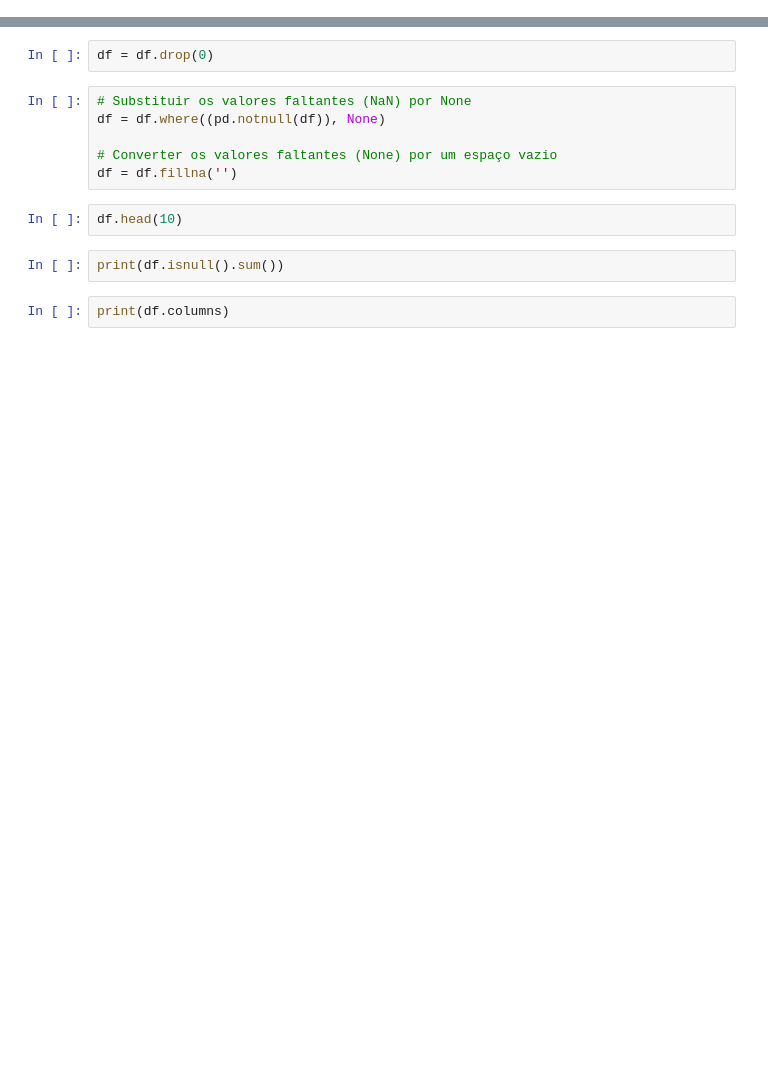
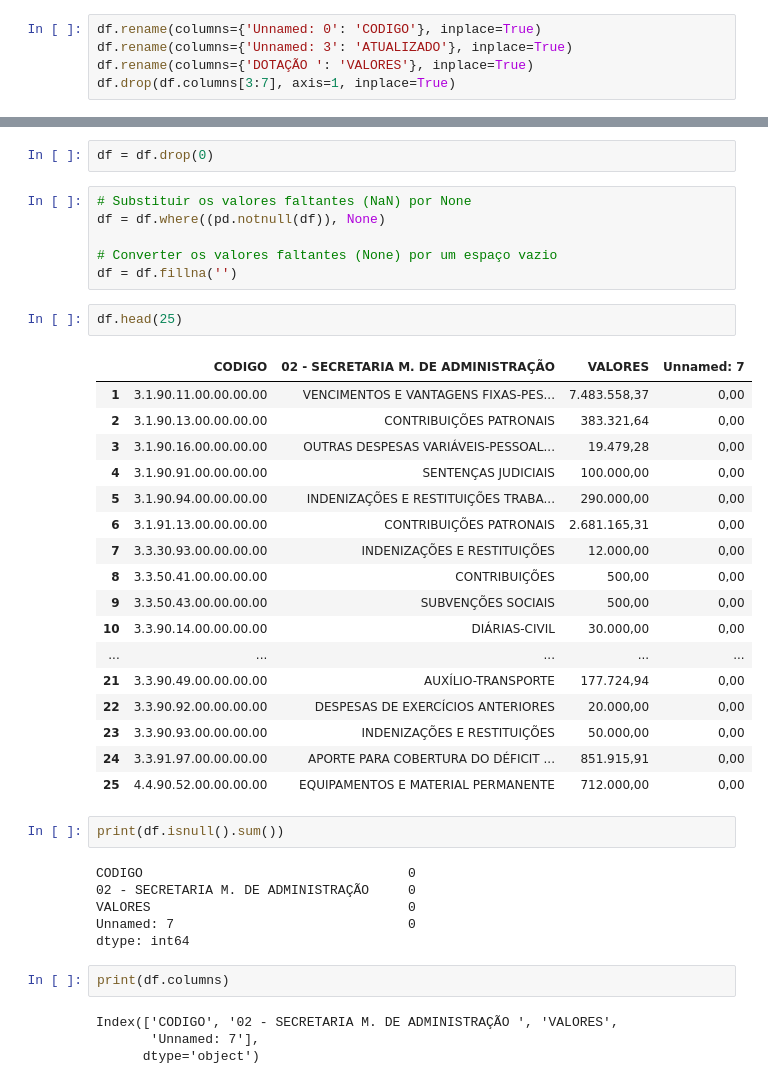
Before and after one commit to maferrepy/BASEKNN, a Jupyter notebook: reNATA.ipynb, the cells around one changed output, grey strips where cells are left out. Saved outputs shown, nothing was run; the diff lists cells and outputs as text; blank space fills up the shorter version.

```diff
--- a/reNATA.ipynb
+++ b/reNATA.ipynb
@@ -8,5 +8,10 @@ df_excel =pd.read_excel('/content/Balancete por Secretaria e consolidado 2024.xl
 df_excel.to_csv('/content/balancete.csv', index=False)
 # %%
 df =pd.read_csv("/content/balancete.csv")
+# %%
+df.rename(columns={'Unnamed: 0': 'CODIGO'}, inplace=True)
+df.rename(columns={'Unnamed: 3': 'ATUALIZADO'}, inplace=True)
+df.rename(columns={'DOTAÇÃO ': 'VALORES'}, inplace=True)
+df.drop(df.columns[3:7], axis=1, inplace=True)
 # %%
 df.head()
@@ -19,9 +31,37 @@ df = df.where((pd.notnull(df)), None)
 # Converter os valores faltantes (None) por um espaço vazio
 df = df.fillna('')
 # %%
-df.head(10)
+df.head(25)
+# %% [output]
+|  | CODIGO | 02 - SECRETARIA M. DE ADMINISTRAÇÃO | VALORES | Unnamed: 7 |
+| 1 | 3.1.90.11.00.00.00.00 | VENCIMENTOS E VANTAGENS FIXAS-PES... | 7.483.558,37 | 0,00 |
+| 2 | 3.1.90.13.00.00.00.00 | CONTRIBUIÇÕES PATRONAIS | 383.321,64 | 0,00 |
+| 3 | 3.1.90.16.00.00.00.00 | OUTRAS DESPESAS VARIÁVEIS-PESSOAL... | 19.479,28 | 0,00 |
+| 4 | 3.1.90.91.00.00.00.00 | SENTENÇAS JUDICIAIS | 100.000,00 | 0,00 |
+| 5 | 3.1.90.94.00.00.00.00 | INDENIZAÇÕES E RESTITUIÇÕES TRABA... | 290.000,00 | 0,00 |
+| 6 | 3.1.91.13.00.00.00.00 | CONTRIBUIÇÕES PATRONAIS | 2.681.165,31 | 0,00 |
+| 7 | 3.3.30.93.00.00.00.00 | INDENIZAÇÕES E RESTITUIÇÕES | 12.000,00 | 0,00 |
+| 8 | 3.3.50.41.00.00.00.00 | CONTRIBUIÇÕES | 500,00 | 0,00 |
+| 9 | 3.3.50.43.00.00.00.00 | SUBVENÇÕES SOCIAIS | 500,00 | 0,00 |
+| 10 | 3.3.90.14.00.00.00.00 | DIÁRIAS-CIVIL | 30.000,00 | 0,00 |
+| ... | ... | ... | ... | ... |
+| 21 | 3.3.90.49.00.00.00.00 | AUXÍLIO-TRANSPORTE | 177.724,94 | 0,00 |
+| 22 | 3.3.90.92.00.00.00.00 | DESPESAS DE EXERCÍCIOS ANTERIORES | 20.000,00 | 0,00 |
+| 23 | 3.3.90.93.00.00.00.00 | INDENIZAÇÕES E RESTITUIÇÕES | 50.000,00 | 0,00 |
+| 24 | 3.3.91.97.00.00.00.00 | APORTE PARA COBERTURA DO DÉFICIT ... | 851.915,91 | 0,00 |
+| 25 | 4.4.90.52.00.00.00.00 | EQUIPAMENTOS E MATERIAL PERMANENTE | 712.000,00 | 0,00 |
 # %%
 print(df.isnull().sum())
+# %% [output]
+CODIGO                                  0
+02 - SECRETARIA M. DE ADMINISTRAÇÃO     0
+VALORES                                 0
+Unnamed: 7                              0
+dtype: int64
 # %%
 print(df.columns)
+# %% [output]
+Index(['CODIGO', '02 - SECRETARIA M. DE ADMINISTRAÇÃO ', 'VALORES',
+       'Unnamed: 7'],
+      dtype='object')
 # %%
```
Also changed, not shown: parts of 20 cells of this notebook.
